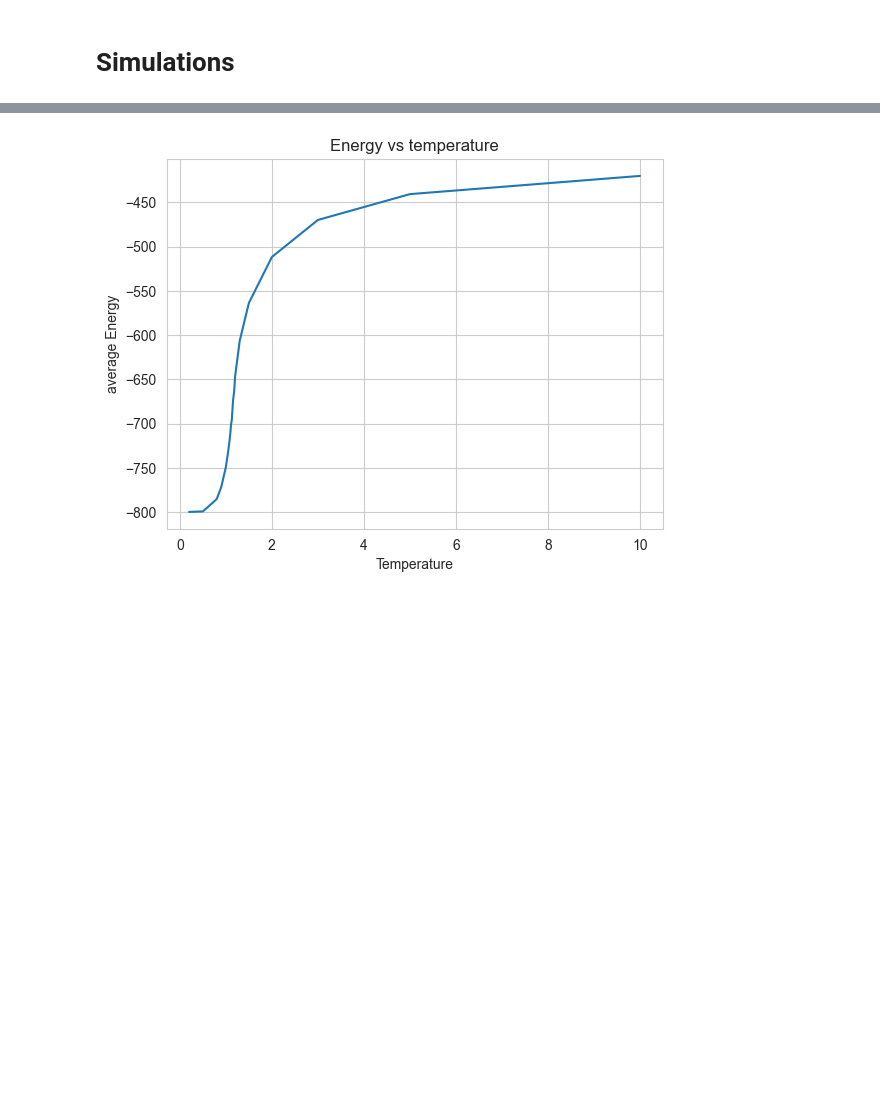
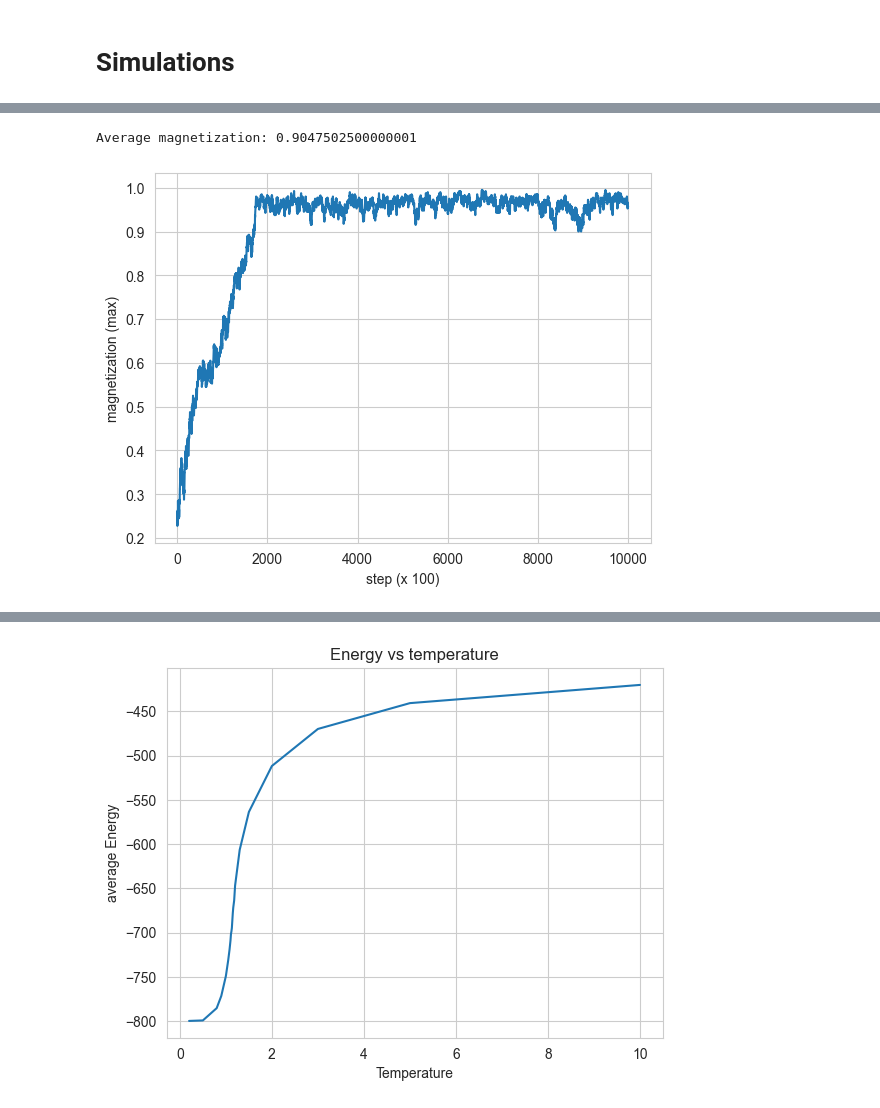
Before and after one commit to DarioFi/Potts-model-phase-transitions, a Jupyter notebook: Potts_final.ipynb, the cells around one changed output, grey strips where cells are left out. Drawn from its saved outputs; the diff is of its cells as text; code cells hidden in the pictures; blank space fills up the shorter version.

```diff
--- a/Potts_final.ipynb
+++ b/Potts_final.ipynb
@@ -230,11 +209,14 @@ plt.show()
 # %%
 # print maximum absolute value of magnetization in time
 max_mag = mag_history.max(axis=1) / N
 plt.plot(max_mag)
-plt.xlabel('step')
+plt.xlabel(f'step (x {stride})')
 plt.ylabel('magnetization (max)')
 print(f"Average magnetization: {max_mag.mean()}")
 plt.show()
+# %% [output]
+Average magnetization: 0.9047502500000001
+[figure, added]
 # %%
 en_history = en_historys[t]
 
```
Also changed, not shown: parts of 10 cells of this notebook, 1 other file.
